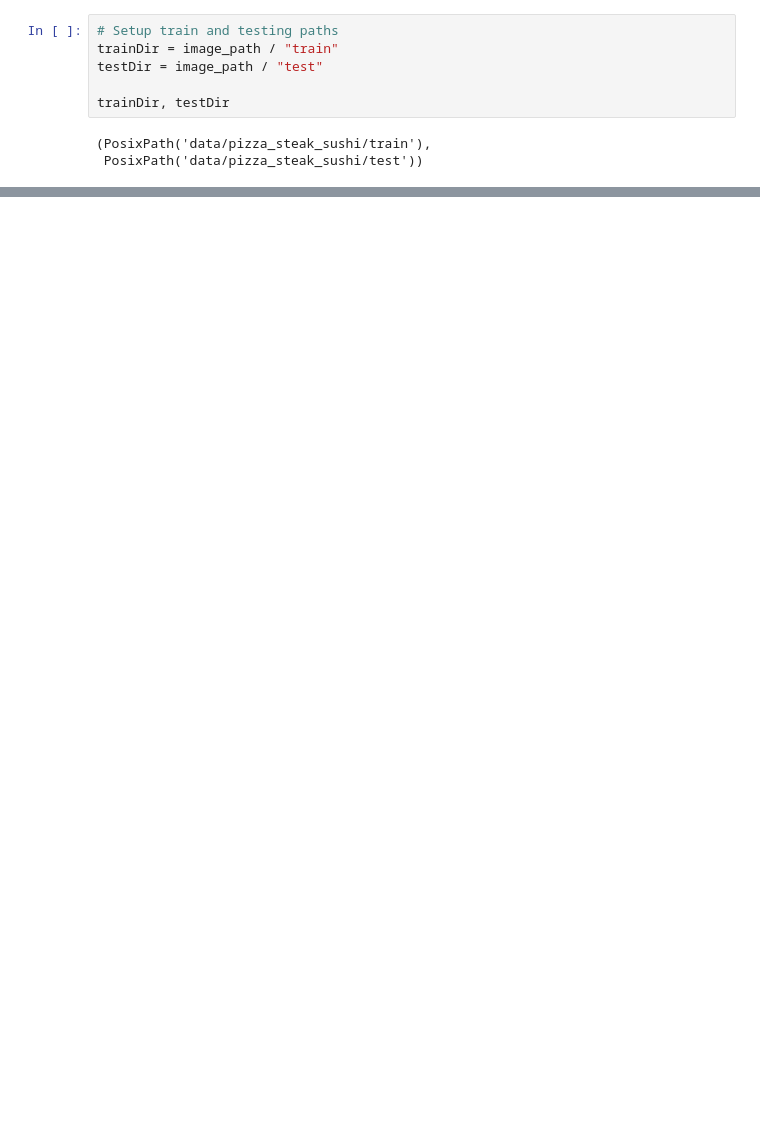
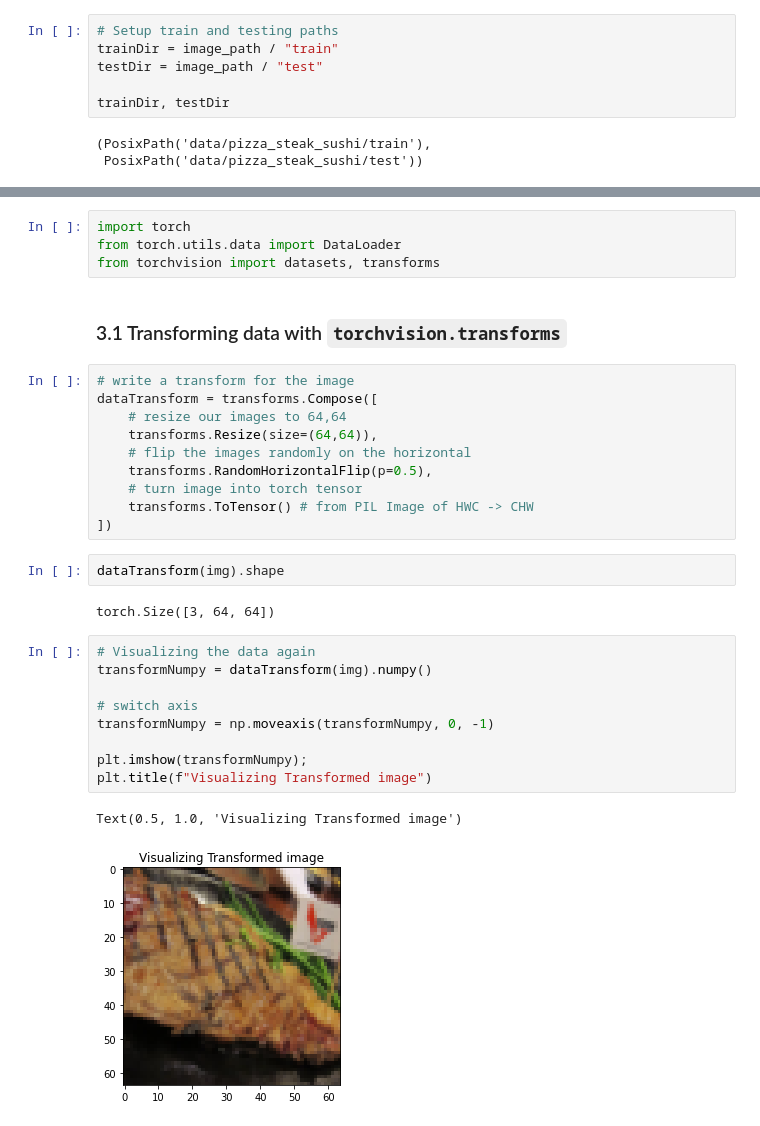
Before and after one commit to smbonilla/learningPyTorch, a Jupyter notebook: 04_pyTorchCustomDatasets.ipynb, the cells around one changed output, grey strips where cells are left out. Saved outputs shown, nothing was run; the diff lists cells and outputs as text; blank space fills up the shorter version.

```diff
--- a/04_pyTorchCustomDatasets.ipynb
+++ b/04_pyTorchCustomDatasets.ipynb
@@ -91,0 +157,32 @@ trainDir, testDir
+# %%
+import torch
+from torch.utils.data import DataLoader
+from torchvision import datasets, transforms
+# %% [markdown]
+### 3.1 Transforming data with `torchvision.transforms`
+# %%
+# write a transform for the image
+dataTransform = transforms.Compose([
+    # resize our images to 64,64
+    transforms.Resize(size=(64,64)),
+    # flip the images randomly on the horizontal
+    transforms.RandomHorizontalFlip(p=0.5),
+    # turn image into torch tensor
+    transforms.ToTensor() # from PIL Image of HWC -> CHW
+])
+# %%
+dataTransform(img).shape
+# %% [output]
+torch.Size([3, 64, 64])
+# %%
+# Visualizing the data again
+transformNumpy = dataTransform(img).numpy()
+
+# switch axis
+transformNumpy = np.moveaxis(transformNumpy, 0, -1)
+
+plt.imshow(transformNumpy);
+plt.title(f"Visualizing Transformed image")
+# %% [output]
+Text(0.5, 1.0, 'Visualizing Transformed image')
+[figure, added]
```
Also changed, not shown: parts of 17 cells of this notebook.
